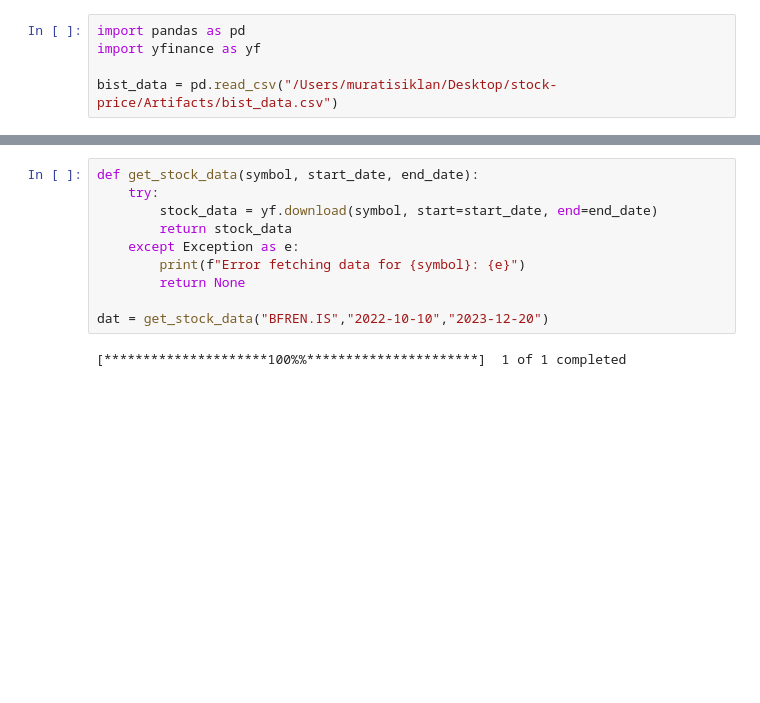
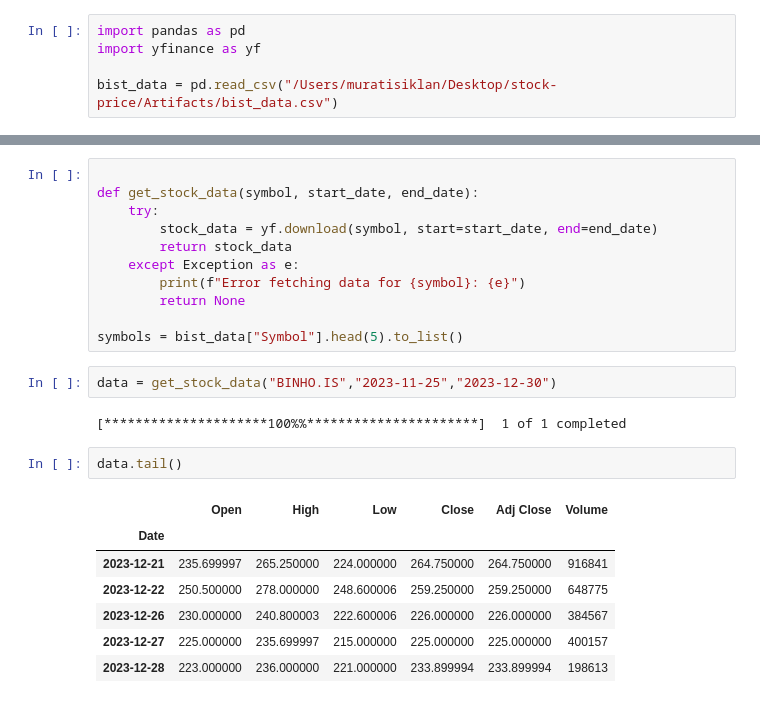
Before and after one commit to muratisiklan/stock-price, a Jupyter notebook: Experiments/1_fetch_data.ipynb, the cells around one changed output, grey strips where cells are left out. Saved outputs shown, nothing was run; the diff lists cells and outputs as text; blank space fills up the shorter version.

```diff
--- a/Experiments/1_fetch_data.ipynb
+++ b/Experiments/1_fetch_data.ipynb
@@ -41,4 +6,5 @@ client.close()
 # %%
+
 def get_stock_data(symbol, start_date, end_date):
     try:
         stock_data = yf.download(symbol, start=start_date, end=end_date)
@@ -47,6 +13,18 @@ def get_stock_data(symbol, start_date, end_date):
         print(f"Error fetching data for {symbol}: {e}")
         return None
 
-dat = get_stock_data("BFREN.IS","2022-10-10","2023-12-20")
+symbols = bist_data["Symbol"].head(5).to_list()
-# %% [output]
-[*********************100%%**********************]  1 of 1 completed
+# %%
+data = get_stock_data("BINHO.IS","2023-11-25","2023-12-30")
+# %% [output]
+[*********************100%%**********************]  1 of 1 completed
+# %%
+data.tail()
+# %% [output]
+|  | Open | High | Low | Close | Adj Close | Volume |
+| Date |  |  |  |  |  |  |
+| 2023-12-21 | 235.699997 | 265.250000 | 224.000000 | 264.750000 | 264.750000 | 916841 |
+| 2023-12-22 | 250.500000 | 278.000000 | 248.600006 | 259.250000 | 259.250000 | 648775 |
+| 2023-12-26 | 230.000000 | 240.800003 | 222.600006 | 226.000000 | 226.000000 | 384567 |
+| 2023-12-27 | 225.000000 | 235.699997 | 215.000000 | 225.000000 | 225.000000 | 400157 |
+| 2023-12-28 | 223.000000 | 236.000000 | 221.000000 | 233.899994 | 233.899994 | 198613 |
```
Also changed, not shown: parts of 7 cells of this notebook, 2 other files.
